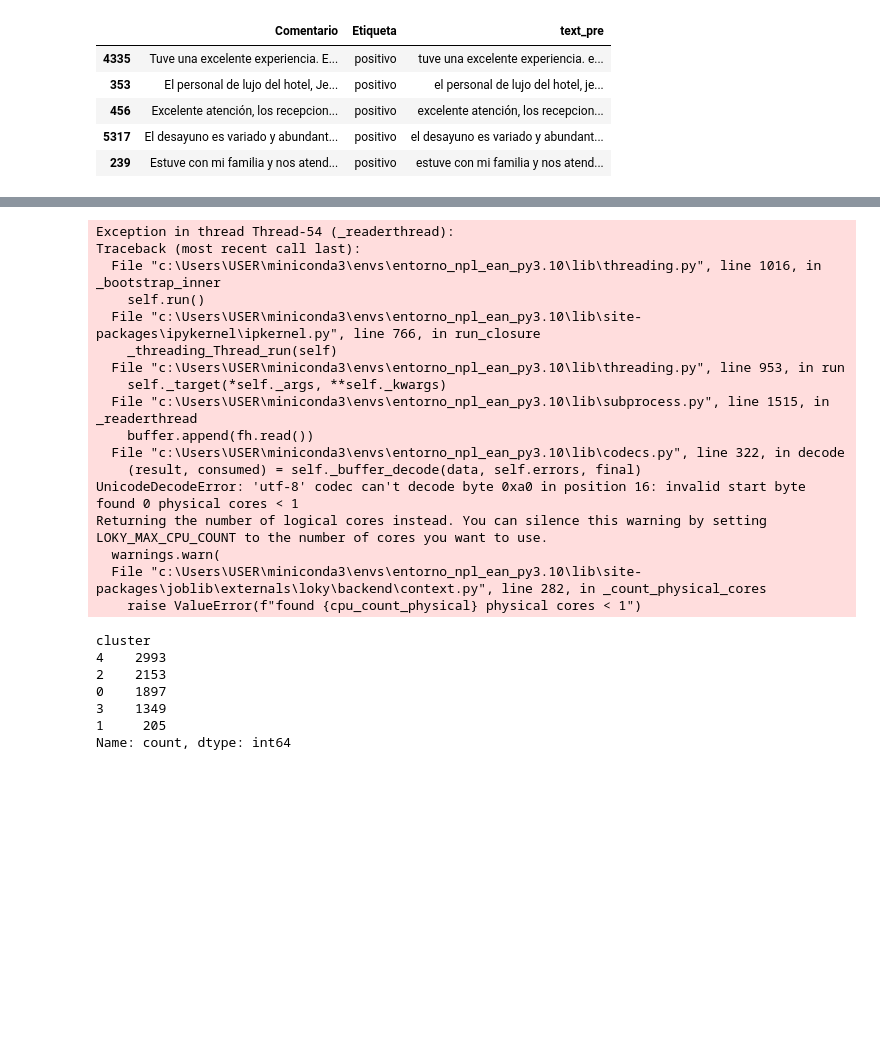
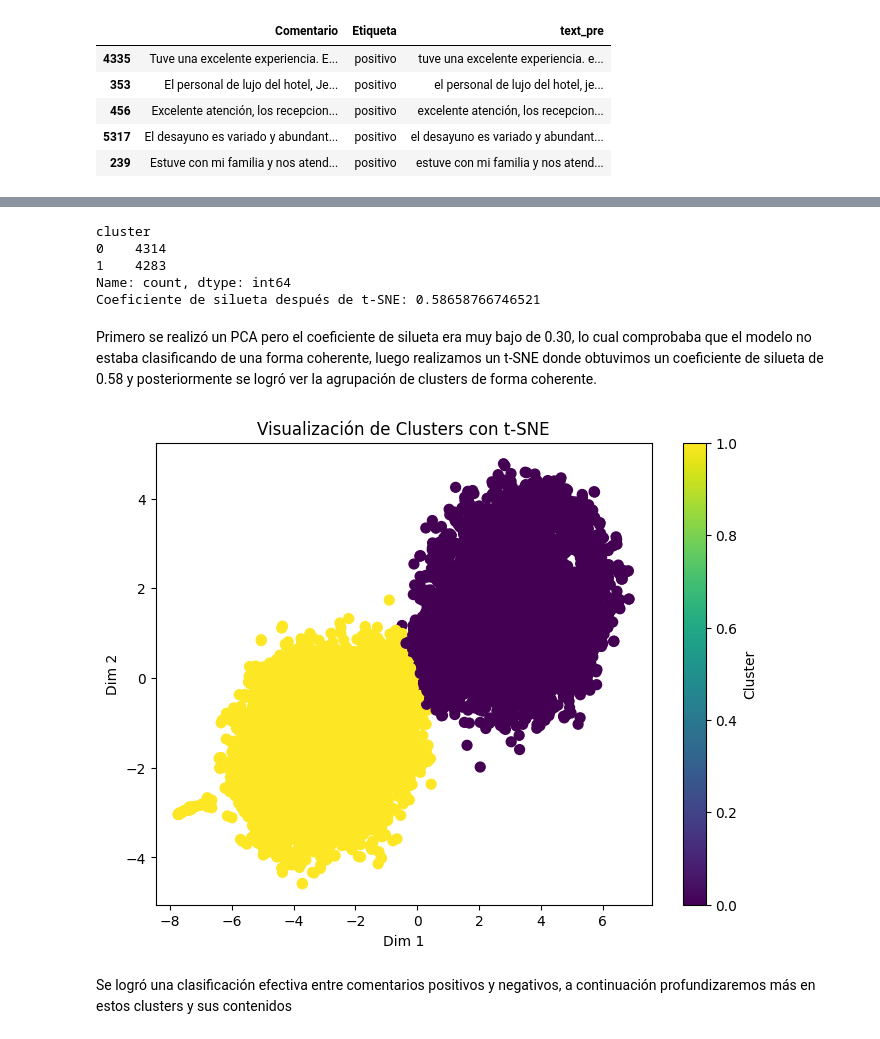
Before and after one commit to sebastiaanbv/NLP_EAN, a Jupyter notebook: Actividad 1/Doc2Vec_booking.ipynb, the cells around one changed output, grey strips where cells are left out. Cells and saved outputs as stored; diff of their text form; code cells hidden in the pictures; blank space fills up the shorter version.

Commit message:
[Ejercicio finalizado]

```diff
--- a/Actividad 1/Doc2Vec_booking.ipynb
+++ b/Actividad 1/Doc2Vec_booking.ipynb
@@ -267,50 +261,53 @@ model.wv.similarity('hotel', 'hospedaje')
 # %%
-#### Hacemos un clustering de los tweets con KMeans
-
 from sklearn.cluster import KMeans
+from sklearn.manifold import TSNE
+from sklearn.preprocessing import normalize
+from sklearn.metrics import silhouette_score
 
 # Obteniendo los vectores de los tweets
-
 vectors = [model.infer_vector(doc) for doc in train_df['text_tokens']]
 
+# Normalizando los vectores
+vectors_normalized = normalize(vectors)
+
+# Reducir a 2 dimensiones usando t-SNE
+tsne = TSNE(n_components=2, random_state=0, perplexity=30, n_iter=300)
+vectors_tsne = tsne.fit_transform(vectors_normalized)
+
 # Definiendo el modelo KMeans
+kmeans = KMeans(n_clusters=2, random_state=0)
 
-kmeans = KMeans(n_clusters=5, random_state=0)
-
-# Entrenando el modelo KMeans
-
-kmeans.fit(vectors)
+# Entrenando el modelo KMeans con los vectores reducidos
+kmeans.fit(vectors_tsne)
 
 # Obteniendo las etiquetas de los clusters
-
 train_df['cluster'] = kmeans.labels_
 
 # Explorando los clusters
+print(train_df['cluster'].value_counts())
 
-train_df['cluster'].value_counts()
+# Evaluar el clustering con el coeficiente de silueta
+silhouette_avg = silhouette_score(vectors_tsne, kmeans.labels_)
+print(f"Coeficiente de silueta después de t-SNE: {silhouette_avg}")
 # %% [output]
-Exception in thread Thread-54 (_readerthread):
-Traceback (most recent call last):
-  File "c:\Users\USER\miniconda3\envs\entorno_npl_ean_py3.10\lib\threading.py", line 1016, in _bootstrap_inner
-    self.run()
-  File "c:\Users\USER\miniconda3\envs\entorno_npl_ean_py3.10\lib\site-packages\ipykernel\ipkernel.py", line 766, in run_closure
-    _threading_Thread_run(self)
-  File "c:\Users\USER\miniconda3\envs\entorno_npl_ean_py3.10\lib\threading.py", line 953, in run
-    self._target(*self._args, **self._kwargs)
-  File "c:\Users\USER\miniconda3\envs\entorno_npl_ean_py3.10\lib\subprocess.py", line 1515, in _readerthread
-    buffer.append(fh.read())
-  File "c:\Users\USER\miniconda3\envs\entorno_npl_ean_py3.10\lib\codecs.py", line 322, in decode
-    (result, consumed) = self._buffer_decode(data, self.errors, final)
-UnicodeDecodeError: 'utf-8' codec can't decode byte 0xa0 in position 16: invalid start byte
-found 0 physical cores < 1
-Returning the number of logical cores instead. You can silence this warning by setting LOKY_MAX_CPU_COUNT to the number of cores you want to use.
-  warnings.warn(
-  File "c:\Users\USER\miniconda3\envs\entorno_npl_ean_py3.10\lib\site-packages\joblib\externals\loky\backend\context.py", line 282, in _count_physical_cores
-    raise ValueError(f"found {cpu_count_physical} physical cores < 1")
+cluster
+0    4314
+1    4283
+Name: count, dtype: int64
+Coeficiente de silueta después de t-SNE: 0.58658766746521
-cluster
-4    2993
-2    2153
-0    1897
-3    1349
-1     205
-Name: count, dtype: int64
+# %% [markdown]
+Primero se realizó un PCA pero el coeficiente de silueta era muy bajo de 0.30, lo cual comprobaba que el modelo no estaba clasificando de una forma coherente, luego realizamos un t-SNE donde obtuvimos un coeficiente de silueta de 0.58 y posteriormente se logró ver la agrupación de clusters de forma coherente.
+# %%
+import matplotlib.pyplot as plt
+
+plt.figure(figsize=(8, 6))
+plt.scatter(vectors_tsne[:, 0], vectors_tsne[:, 1], c=train_df['cluster'], cmap='viridis', s=50)
+plt.title("Visualización de Clusters con t-SNE")
+plt.xlabel("Dim 1")
+plt.ylabel("Dim 2")
+plt.colorbar(label="Cluster")
+plt.show()
+# %% [output]
+[figure, added]
+# %% [markdown]
+Se logró una clasificación efectiva entre comentarios positivos y negativos, a continuación profundizaremos más en estos clusters y sus contenidos
```
Also changed, not shown: parts of 31 cells of this notebook, 4 other files.
